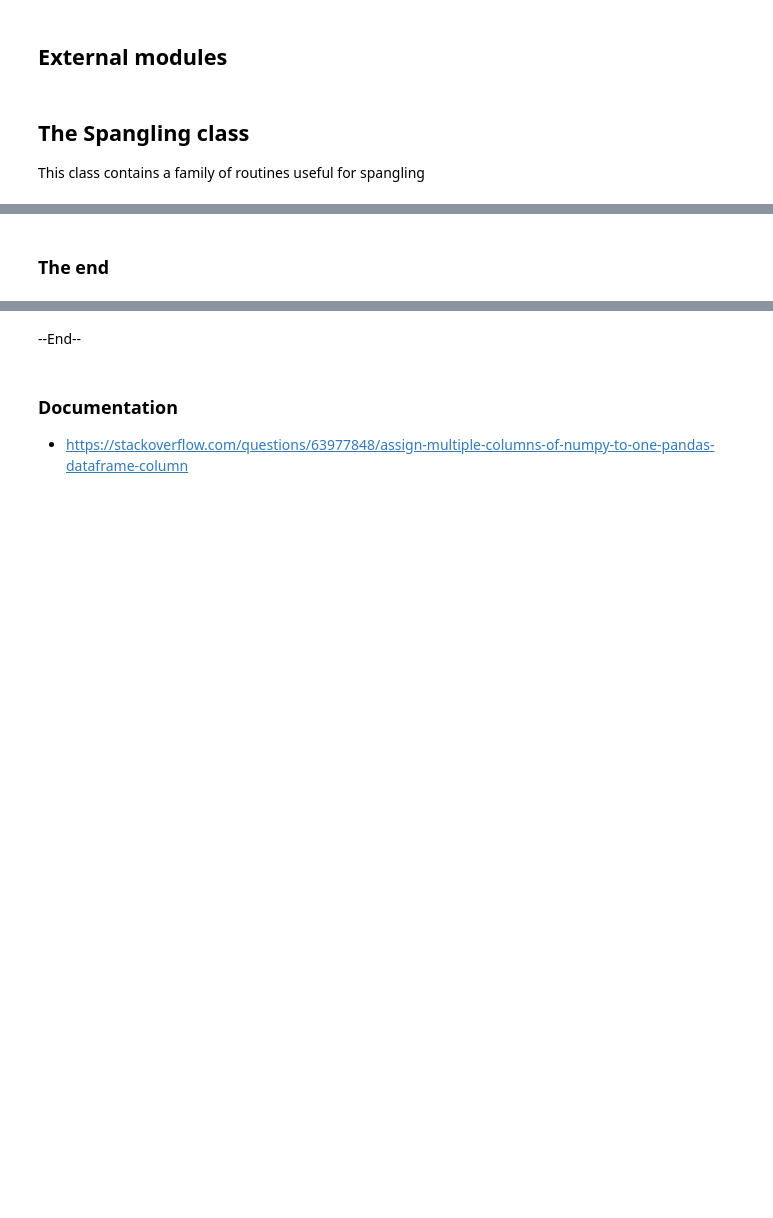
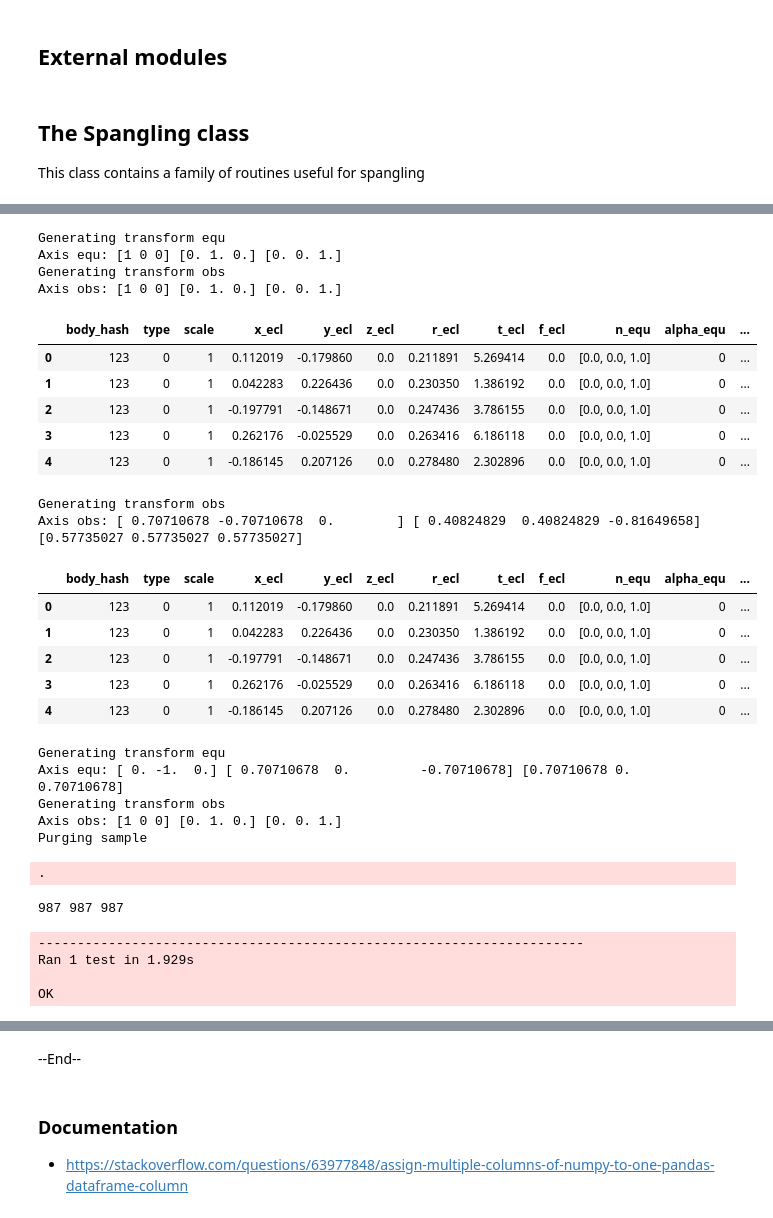
Before and after one commit to seap-udea/pryngles, a Jupyter notebook: dev/pryngles-spangler.ipynb, the cells around one changed output, grey strips where cells are left out. Cells and saved outputs as stored; diff of their text form; code cells hidden in the pictures; blank space fills up the shorter version.

```diff
--- a/dev/pryngles-spangler.ipynb
+++ b/dev/pryngles-spangler.ipynb
@@ -126,2 +367,0 @@ OK
-# %% [markdown]
-### The end
@@ -129,0 +427,45 @@ Spangling.__doc__=Spangling_doc
+# %%
+if IN_JUPYTER:
+    def test_pop(self):
+        sg=Spangler(nspangles=100,body_hash="123")
+        sg.populate_spangler(geometry="ring",scale=1,seed=1,gaps=[[0,0.2],[0.5,0.1]],boundary=0)
+        print_df(sg.data.head(5))
+        sg.update_positions(n_obs=[1,1,1])
+        print_df(sg.data.head(5))
+        sg=Spangler(nspangles=1000,body_hash="123",n_equ=[1,0,1])
+        sg.populate_spangler(geometry="sphere",scale=2,seed=1)
+        print(sg.nspangles,sg.sample.N,len(sg.data))
+
+    class Test(unittest.TestCase):pass
+    Test.test_pop=test_pop
+    unittest.main(argv=['first-arg-is-ignored'],exit=False)
+# %% [output]
+Generating transform equ
+Axis equ: [1 0 0] [0. 1. 0.] [0. 0. 1.]
+Generating transform obs
+Axis obs: [1 0 0] [0. 1. 0.] [0. 0. 1.]
+|  | body_hash | type | scale | x_ecl | y_ecl | z_ecl | r_ecl | t_ecl | f_ecl | n_equ | alpha_equ | ... |
+| 0 | 123 | 0 | 1 | 0.112019 | -0.179860 | 0.0 | 0.211891 | 5.269414 | 0.0 | [0.0, 0.0, 1.0] | 0 | ... |
+| 1 | 123 | 0 | 1 | 0.042283 | 0.226436 | 0.0 | 0.230350 | 1.386192 | 0.0 | [0.0, 0.0, 1.0] | 0 | ... |
+| 2 | 123 | 0 | 1 | -0.197791 | -0.148671 | 0.0 | 0.247436 | 3.786155 | 0.0 | [0.0, 0.0, 1.0] | 0 | ... |
+| 3 | 123 | 0 | 1 | 0.262176 | -0.025529 | 0.0 | 0.263416 | 6.186118 | 0.0 | [0.0, 0.0, 1.0] | 0 | ... |
+| 4 | 123 | 0 | 1 | -0.186145 | 0.207126 | 0.0 | 0.278480 | 2.302896 | 0.0 | [0.0, 0.0, 1.0] | 0 | ... |
+Generating transform obs
+Axis obs: [ 0.70710678 -0.70710678  0.        ] [ 0.40824829  0.40824829 -0.81649658] [0.57735027 0.57735027 0.57735027]
+|  | body_hash | type | scale | x_ecl | y_ecl | z_ecl | r_ecl | t_ecl | f_ecl | n_equ | alpha_equ | ... |
+| 0 | 123 | 0 | 1 | 0.112019 | -0.179860 | 0.0 | 0.211891 | 5.269414 | 0.0 | [0.0, 0.0, 1.0] | 0 | ... |
+| 1 | 123 | 0 | 1 | 0.042283 | 0.226436 | 0.0 | 0.230350 | 1.386192 | 0.0 | [0.0, 0.0, 1.0] | 0 | ... |
+| 2 | 123 | 0 | 1 | -0.197791 | -0.148671 | 0.0 | 0.247436 | 3.786155 | 0.0 | [0.0, 0.0, 1.0] | 0 | ... |
+| 3 | 123 | 0 | 1 | 0.262176 | -0.025529 | 0.0 | 0.263416 | 6.186118 | 0.0 | [0.0, 0.0, 1.0] | 0 | ... |
+| 4 | 123 | 0 | 1 | -0.186145 | 0.207126 | 0.0 | 0.278480 | 2.302896 | 0.0 | [0.0, 0.0, 1.0] | 0 | ... |
+Generating transform equ
+Axis equ: [ 0. -1.  0.] [ 0.70710678  0.         -0.70710678] [0.70710678 0.         0.70710678]
+Generating transform obs
+Axis obs: [1 0 0] [0. 1. 0.] [0. 0. 1.]
+Purging sample
+.
+987 987 987
+----------------------------------------------------------------------
+Ran 1 test in 1.929s
+
+OK
```
Also changed, not shown: parts of 13 cells of this notebook, 42 other files.
